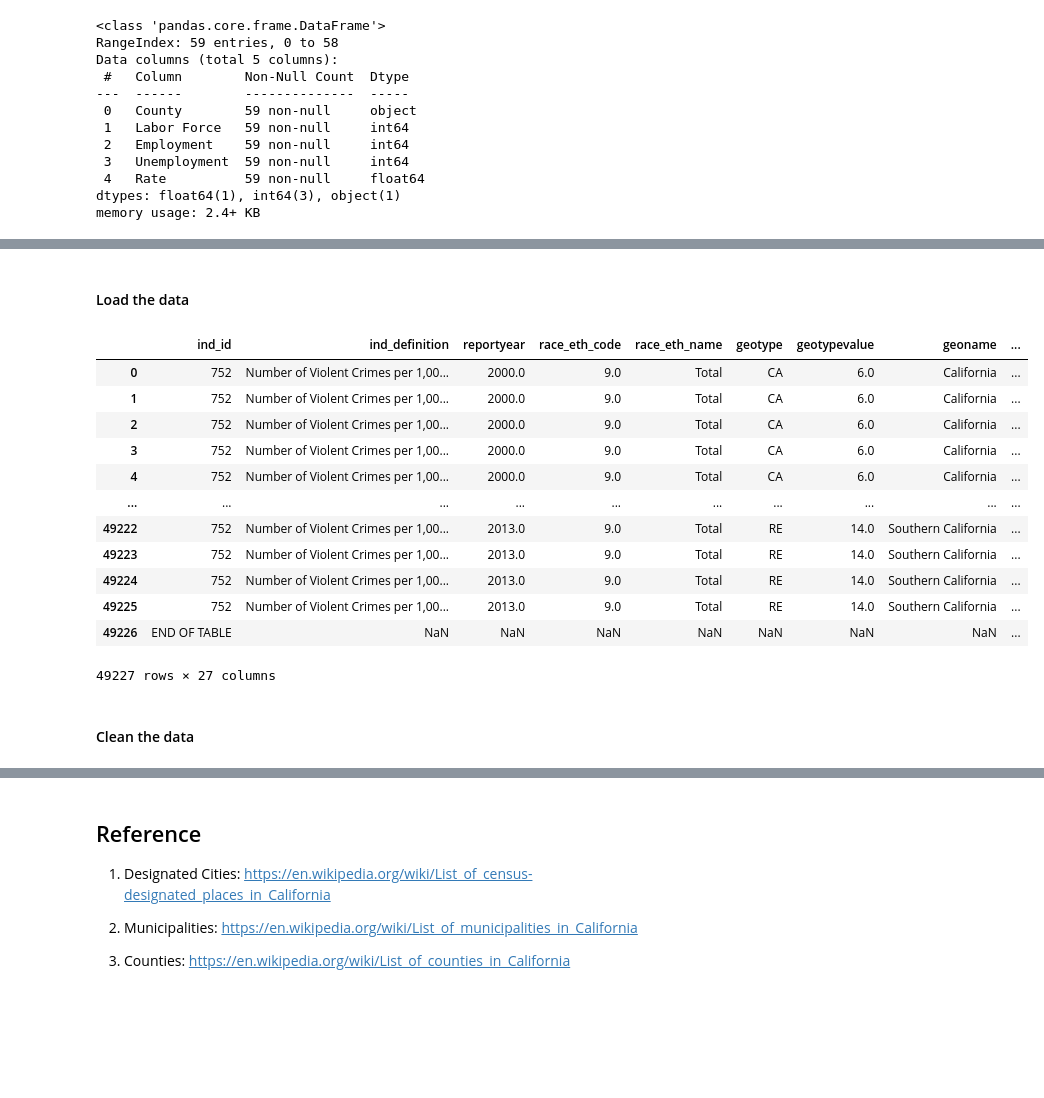
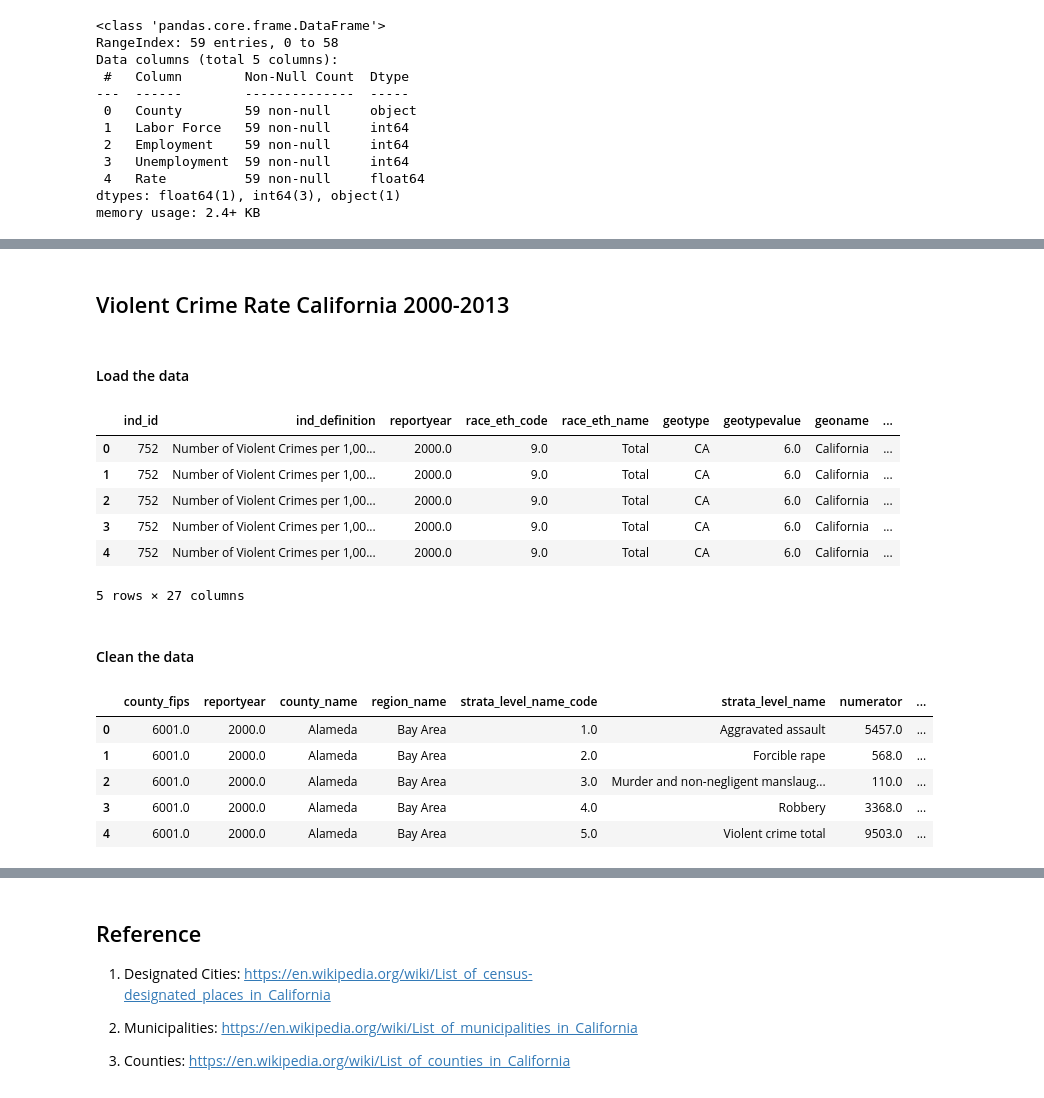
Before and after one commit to HowardChen0211/gisPy, a Jupyter notebook: ProblemSets_map.ipynb, the cells around one changed output, grey strips where cells are left out. Saved outputs shown, nothing was run; the diff lists cells and outputs as text; code cells hidden in the pictures; blank space fills up the shorter version.

```diff
--- a/ProblemSets_map.ipynb
+++ b/ProblemSets_map.ipynb
@@ -538,3 +632,5 @@ unemployment.head()
+# %% [markdown]
+## Violent Crime Rate California 2000-2013
 # %% [markdown]
 #### Load the data
 # %%
@@ -542,20 +638,26 @@ unemployment.head()
 # %%
 crime = pd.read_excel("crime.xlsx")
 
-crime
+crime.head()
 # %% [output]
 |  | ind_id | ind_definition | reportyear | race_eth_code | race_eth_name | geotype | geotypevalue | geoname | ... |
 | 0 | 752 | Number of Violent Crimes per 1,00... | 2000.0 | 9.0 | Total | CA | 6.0 | California | ... |
 | 1 | 752 | Number of Violent Crimes per 1,00... | 2000.0 | 9.0 | Total | CA | 6.0 | California | ... |
 | 2 | 752 | Number of Violent Crimes per 1,00... | 2000.0 | 9.0 | Total | CA | 6.0 | California | ... |
 | 3 | 752 | Number of Violent Crimes per 1,00... | 2000.0 | 9.0 | Total | CA | 6.0 | California | ... |
 | 4 | 752 | Number of Violent Crimes per 1,00... | 2000.0 | 9.0 | Total | CA | 6.0 | California | ... |
-| ... | ... | ... | ... | ... | ... | ... | ... | ... | ... |
-| 49222 | 752 | Number of Violent Crimes per 1,00... | 2013.0 | 9.0 | Total | RE | 14.0 | Southern California | ... |
-| 49223 | 752 | Number of Violent Crimes per 1,00... | 2013.0 | 9.0 | Total | RE | 14.0 | Southern California | ... |
-| 49224 | 752 | Number of Violent Crimes per 1,00... | 2013.0 | 9.0 | Total | RE | 14.0 | Southern California | ... |
-| 49225 | 752 | Number of Violent Crimes per 1,00... | 2013.0 | 9.0 | Total | RE | 14.0 | Southern California | ... |
-| 49226 | END OF TABLE | NaN | NaN | NaN | NaN | NaN | NaN | NaN | ... |
-49227 rows × 27 columns
+5 rows × 27 columns
 # %% [markdown]
 #### Clean the data
+# %%
+# Choose the columns for further analysis
+crimes = crime.copy()
+crimes = crimes[["county_fips", "reportyear", "county_name", "region_name", "strata_level_name_code", "strata_level_name", "numerator", "denominator", "rate"]].iloc[5:, :].reset_index(drop=True)
+crimes.head()
+# %% [output]
+|  | county_fips | reportyear | county_name | region_name | strata_level_name_code | strata_level_name | numerator | ... |
+| 0 | 6001.0 | 2000.0 | Alameda | Bay Area | 1.0 | Aggravated assault | 5457.0 | ... |
+| 1 | 6001.0 | 2000.0 | Alameda | Bay Area | 2.0 | Forcible rape | 568.0 | ... |
+| 2 | 6001.0 | 2000.0 | Alameda | Bay Area | 3.0 | Murder and non-negligent manslaug... | 110.0 | ... |
+| 3 | 6001.0 | 2000.0 | Alameda | Bay Area | 4.0 | Robbery | 3368.0 | ... |
+| 4 | 6001.0 | 2000.0 | Alameda | Bay Area | 5.0 | Violent crime total | 9503.0 | ... |
```
Also changed, not shown: parts of 36 cells of this notebook.
